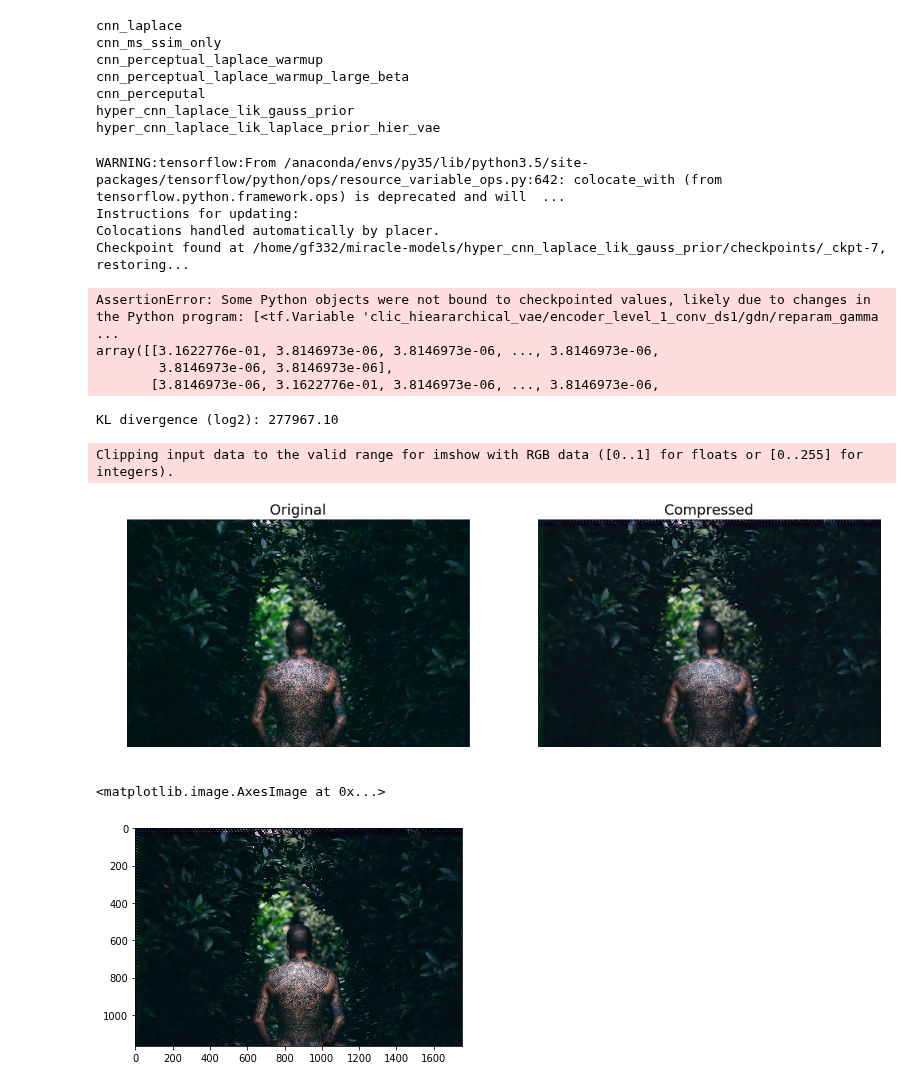
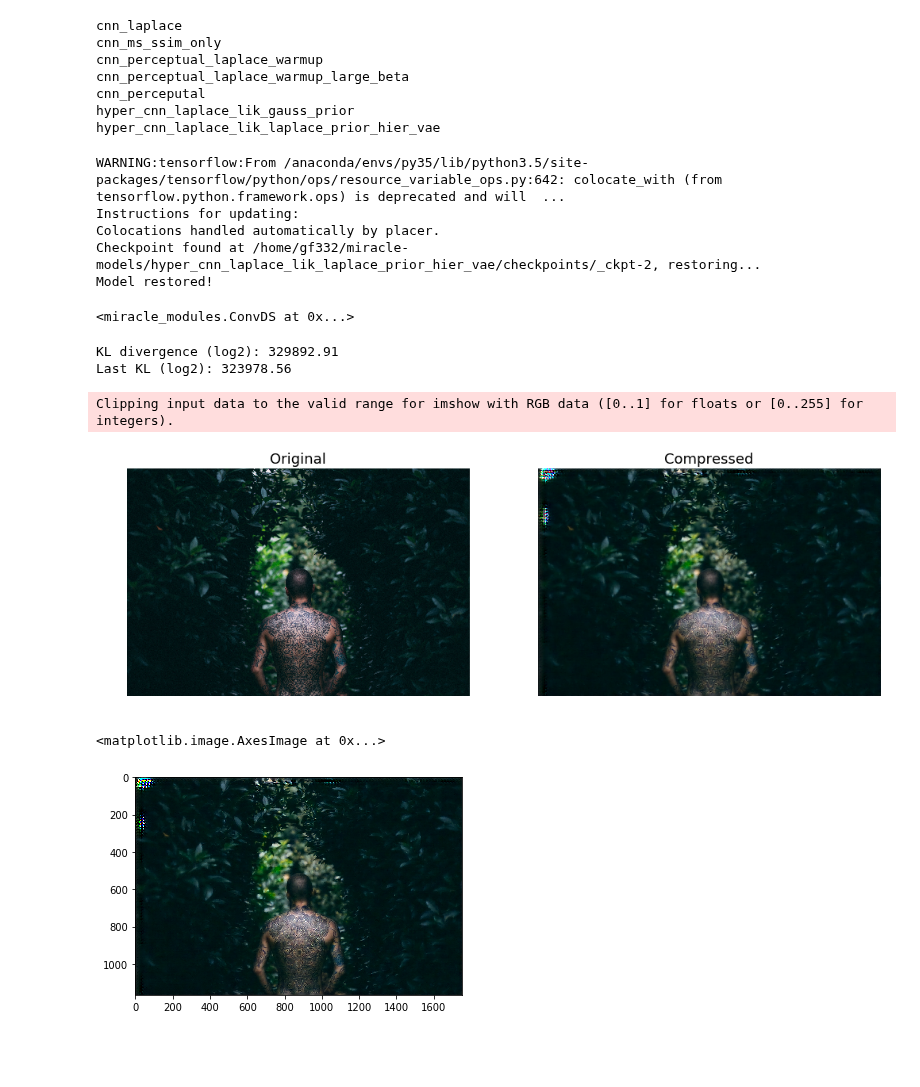
Before and after one commit to gergely-flamich/miracle-compression, a Jupyter notebook: code/clic/Compression.ipynb, the cells around one changed output. Cells and saved outputs as stored; diff of their text form; code cells hidden in the pictures; blank space fills up the shorter version.

```diff
--- a/code/clic/Compression.ipynb
+++ b/code/clic/Compression.ipynb
@@ -23,6 +23,7 @@ from scipy.stats import norm
 
 import tensorflow as tf
 import tensorflow_probability as tfp
+tfd = tfp.distributions
 tf.enable_eager_execution()
 
 tfe = tf.contrib.eager
@@ -80,8 +81,8 @@ cnn_perceputal
 hyper_cnn_laplace_lik_gauss_prior
 hyper_cnn_laplace_lik_laplace_prior_hier_vae
 # %%
-model_key="hyper_cnn"
-model_dir="/home/gf332/miracle-models/hyper_cnn_laplace_lik_gauss_prior"
+model_key="hyper_cnn2"
+model_dir="/home/gf332/miracle-models/hyper_cnn_laplace_lik_laplace_prior_hier_vae"
 is_training=False
 
 # ==========================================================================
@@ -101,7 +102,7 @@ config = {
 
         "loss": "nll_perceptual_kl",
         "likelihood": "laplace",
-        "prior": "gaussian",
+        "prior": "laplace",
 
         # % of the number of batches when the coefficient is capped out
         # (i.e. for 1., the coef caps after the first epoch exactly)
@@ -155,11 +156,12 @@ with tf.device("CPU:0"):
 WARNING:tensorflow:From /anaconda/envs/py35/lib/python3.5/site-packages/tensorflow/python/ops/resource_variable_ops.py:642: colocate_with (from tensorflow.python.framework.ops) is deprecated and will  ...
 Instructions for updating:
 Colocations handled automatically by placer.
-Checkpoint found at /home/gf332/miracle-models/hyper_cnn_laplace_lik_gauss_prior/checkpoints/_ckpt-7, restoring...
+Checkpoint found at /home/gf332/miracle-models/hyper_cnn_laplace_lik_laplace_prior_hier_vae/checkpoints/_ckpt-2, restoring...
+Model restored!
-AssertionError: Some Python objects were not bound to checkpointed values, likely due to changes in the Python program: [<tf.Variable 'clic_hieararchical_vae/encoder_level_1_conv_ds1/gdn/reparam_gamma ...
-array([[3.1622776e-01, 3.8146973e-06, 3.8146973e-06, ..., 3.8146973e-06,
-        3.8146973e-06, 3.8146973e-06],
-       [3.8146973e-06, 3.1622776e-01, 3.8146973e-06, ..., 3.8146973e-06,
+# %%
+vae._first_level[0].
+# %% [output]
+<miracle_modules.ConvDS at 0x...>
 # %%
 train_image_dir = "/home/gf332/.keras/datasets/miracle_image_compression/train/"
 valid_image_dir = "/home/gf332/.keras/datasets/miracle_image_compression/valid"
@@ -174,8 +176,10 @@ with tf.device("CPU:0"):
 
 
     print("KL divergence (log2): {:.2f}".format(vae.kl_divergence.numpy() / np.log(2)))
+    print("Last KL (log2): {:.2f}".format(tf.reduce_sum(tfd.kl_divergence(vae._latent_posteriors[0], vae._latent_priors[0]))  / np.log(2)))
 # %% [output]
-KL divergence (log2): 277967.10
+KL divergence (log2): 329892.91
+Last KL (log2): 323978.56
 # %%
 plt.figure(figsize=(17, 8))
 plt.subplot(121)
@@ -191,24 +195,24 @@ plt.axis("off")
 plt.show()
 # %% [output]
 Clipping input data to the valid range for imshow with RGB data ([0..1] for floats or [0..255] for integers).
-[figure, old version]
+[figure, new version]
 # %%
 from imageio import imwrite
 
 clipped = np.squeeze(encoded_1.numpy())
 clipped[clipped > 1] = 1
 clipped[clipped < 0] = 0
 
 clipped *= 255
 
 clipped = clipped.astype(np.uint8)
 
-imwrite("/home/gf332/miracle-compession/img/clic/hyper_test.png", clipped)
+imwrite("/home/gf332/miracle-compession/img/clic/hyper_test2.png", clipped)
 
 plt.imshow(clipped)
 # %% [output]
 <matplotlib.image.AxesImage at 0x...>
-[figure, old version]
+[figure, new version]
 # %%
 # Needed for compression as the common source of randomness
 from sobol_seq import i4_sobol_generate
```
Also changed, not shown: parts of 4 cells of this notebook, 2 other files.
